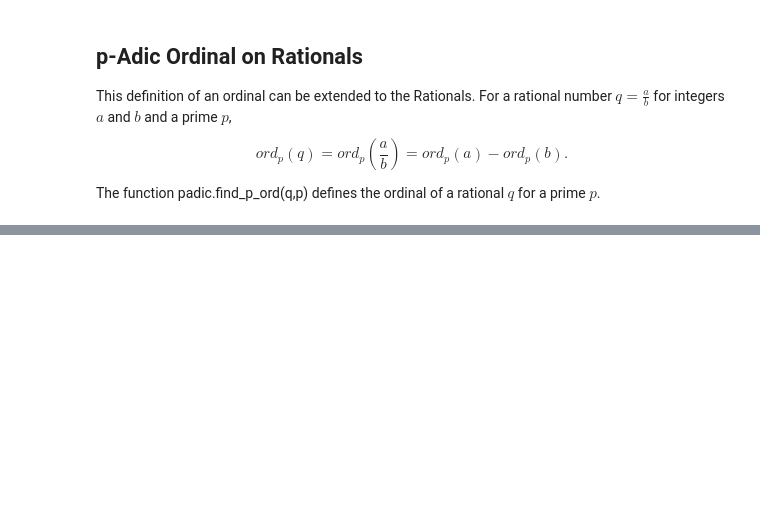
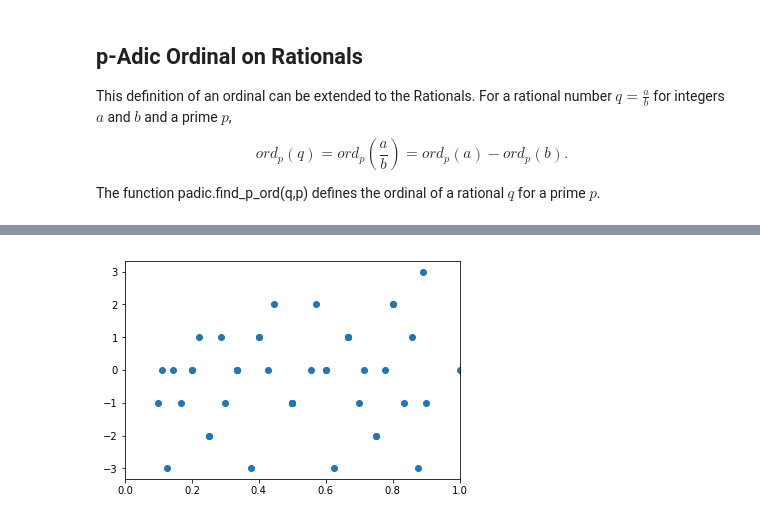
Before and after one commit to hlandrus/padic-test, a Jupyter notebook: Using_pAdic_Norm.ipynb, the cells around one changed output, grey strips where cells are left out. Saved outputs shown, nothing was run; the diff lists cells and outputs as text; code cells hidden in the pictures; blank space fills up the shorter version.

```diff
--- a/Using_pAdic_Norm.ipynb
+++ b/Using_pAdic_Norm.ipynb
@@ -96,0 +125,4 @@ plt.scatter(x,y)
+# %%
+plot_m_step_rationals_0_to_n(1, 2, 10, padic.find_p_ord, False)
+# %% [output]
+[figure, added]
```
Also changed, not shown: parts of 11 cells of this notebook, 1 other file.
